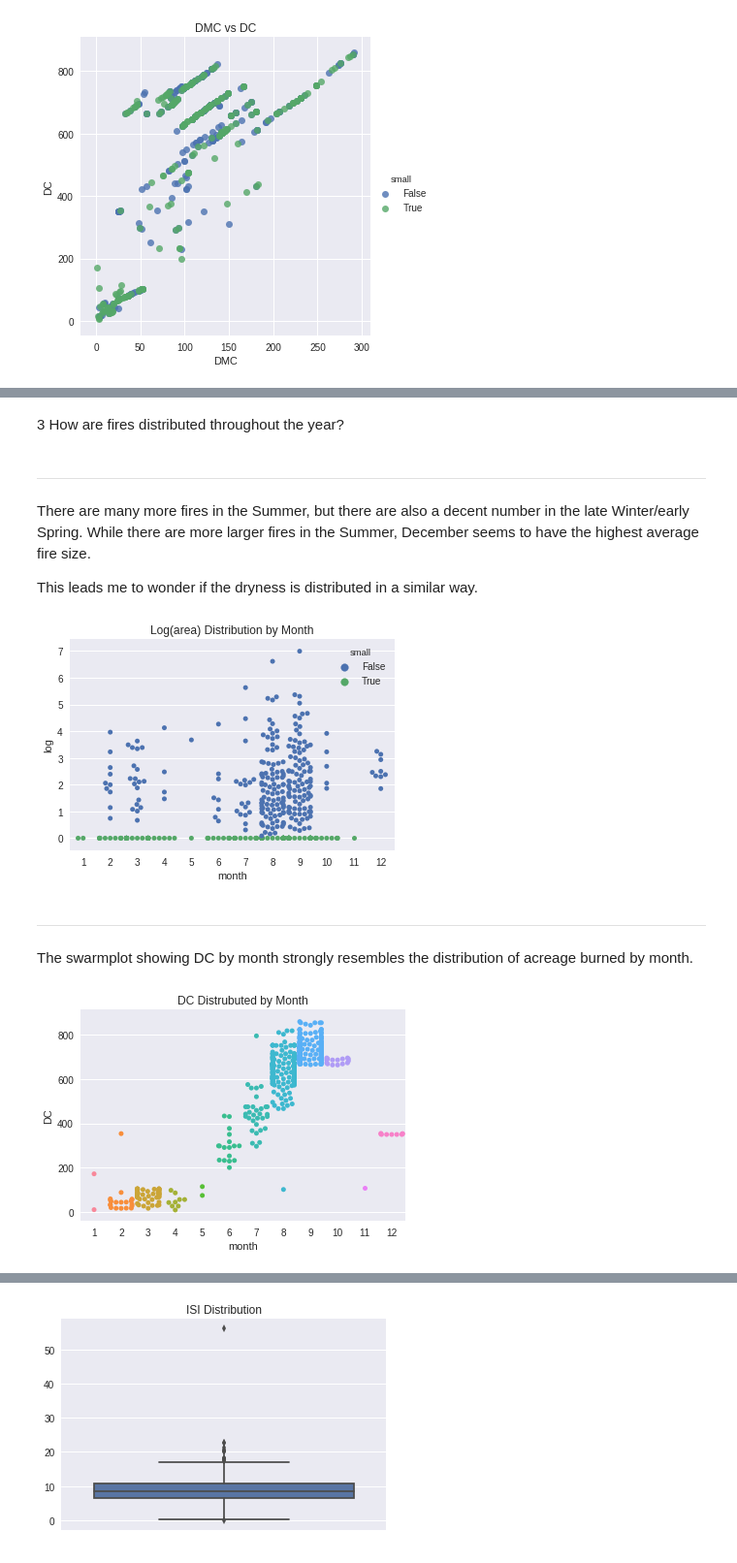
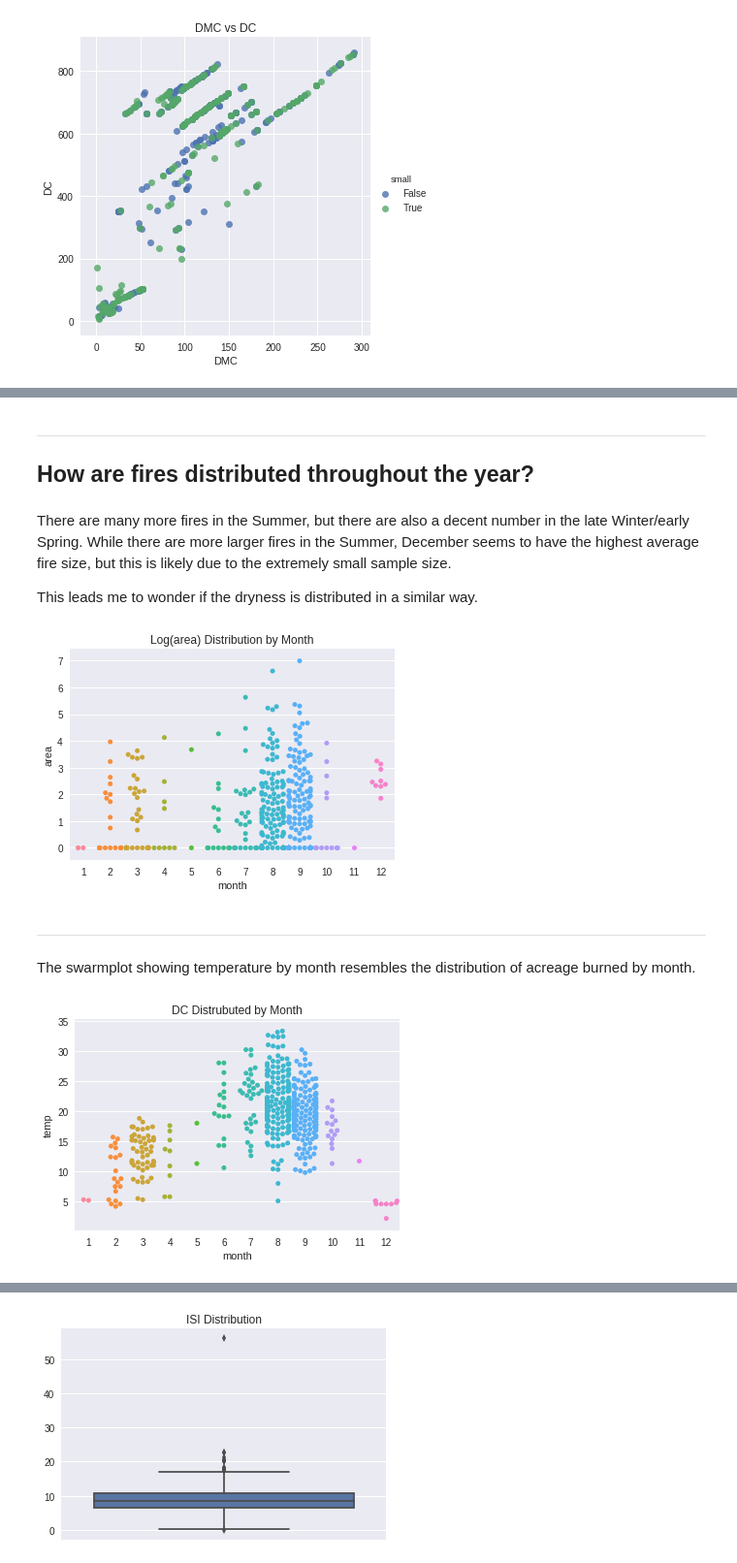
Before and after one commit to davidjwatts/portuguese_fires, a Jupyter notebook: Data_Story.ipynb, the cells around one changed output, grey strips where cells are left out. Shown at 97% size. Drawn from its saved outputs; the diff is of its cells as text; code cells hidden in the pictures.

Commit message:
add to data story

```diff
--- a/Data_Story.ipynb
+++ b/Data_Story.ipynb
@@ -23,0 +63,5 @@ There were no null values present in the data frame. I briefly analyzed the data
+# %%
+# Creating the boolean column and transforming area
+
+df['area'] = np.log(df['area']+1)
+df['small'] = df.area == 0
@@ -66,24 +141,28 @@ ___
 # %% [markdown]
-3 How are fires distributed throughout the year?
+___
+## How are fires distributed throughout the year?
 # %% [markdown]
-___
-There are many more fires in the Summer, but there are also a decent number in the late Winter/early Spring. While there are more larger fires in the Summer, December seems to have the highest average fire size.
+There are many more fires in the Summer, but there are also a decent number in the late Winter/early Spring. While there are more larger fires in the Summer, December seems to have the highest average fire size, but this is likely due to the extremely small sample size.
 
 This leads me to wonder if the dryness is distributed in a similar way.
 # %%
-sns.swarmplot(x='month',y='log', data=df,hue='small');
+# Area broken down by month
+
+sns.swarmplot(x='month',y='area', data=df);
 plt.title("Log(area) Distribution by Month")
 plt.show()
 # %% [output]
-[figure, old version]
+[figure, new version]
 # %% [markdown]
 ___
-The swarmplot showing DC by month strongly resembles the distribution of acreage burned by month.
+The swarmplot showing temperature by month resembles the distribution of acreage burned by month.
 # %%
-sns.swarmplot(x='month',y='DC', data=df)
+# Area broken down by temperature
+
+sns.swarmplot(x='month',y='temp',data=df)
 plt.title("DC Distrubuted by Month")
 plt.show()
 # %% [output]
-[figure, old version]
+[figure, new version]
 # %% [markdown]
 ___
```
Also changed, not shown: parts of 31 cells of this notebook, 1 other file.
